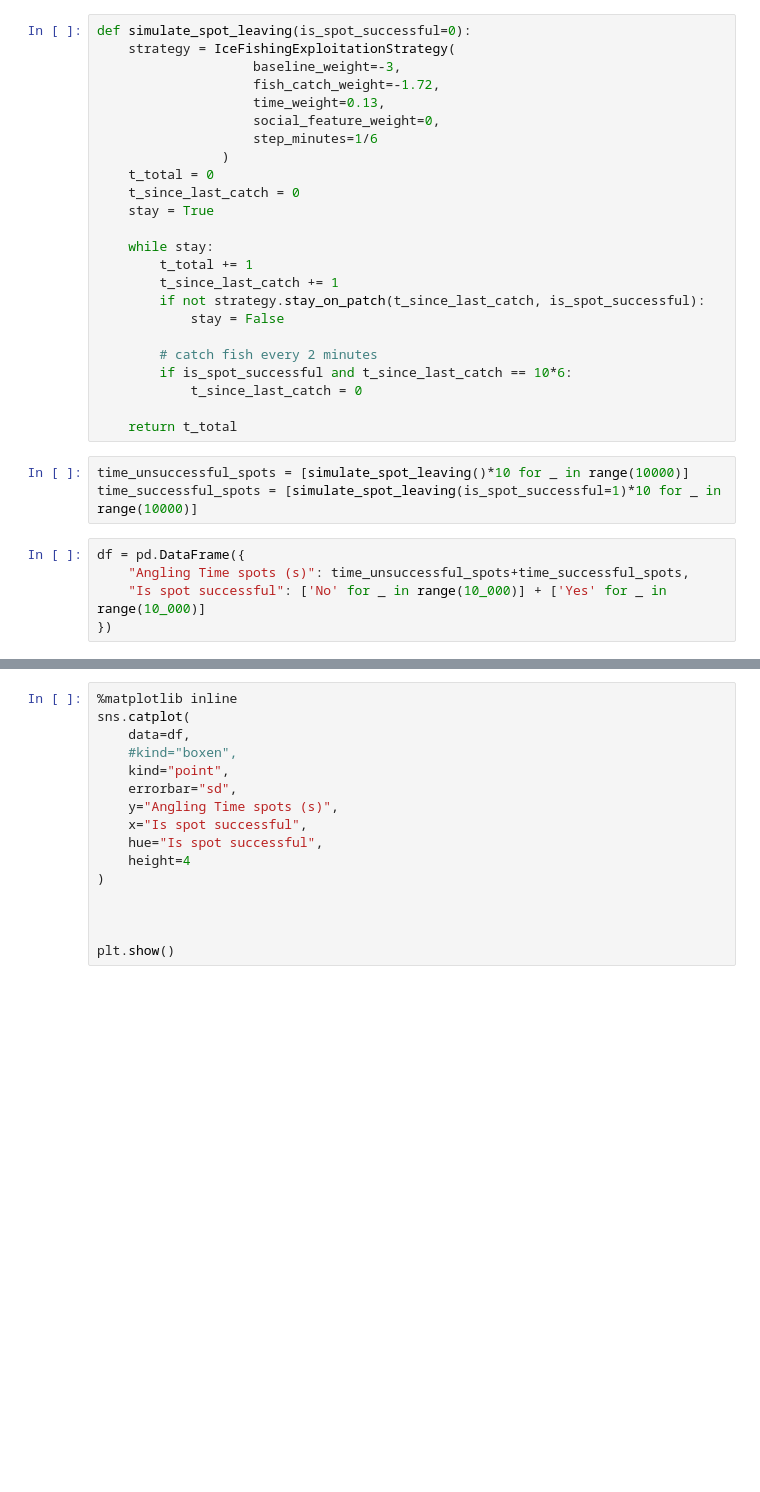
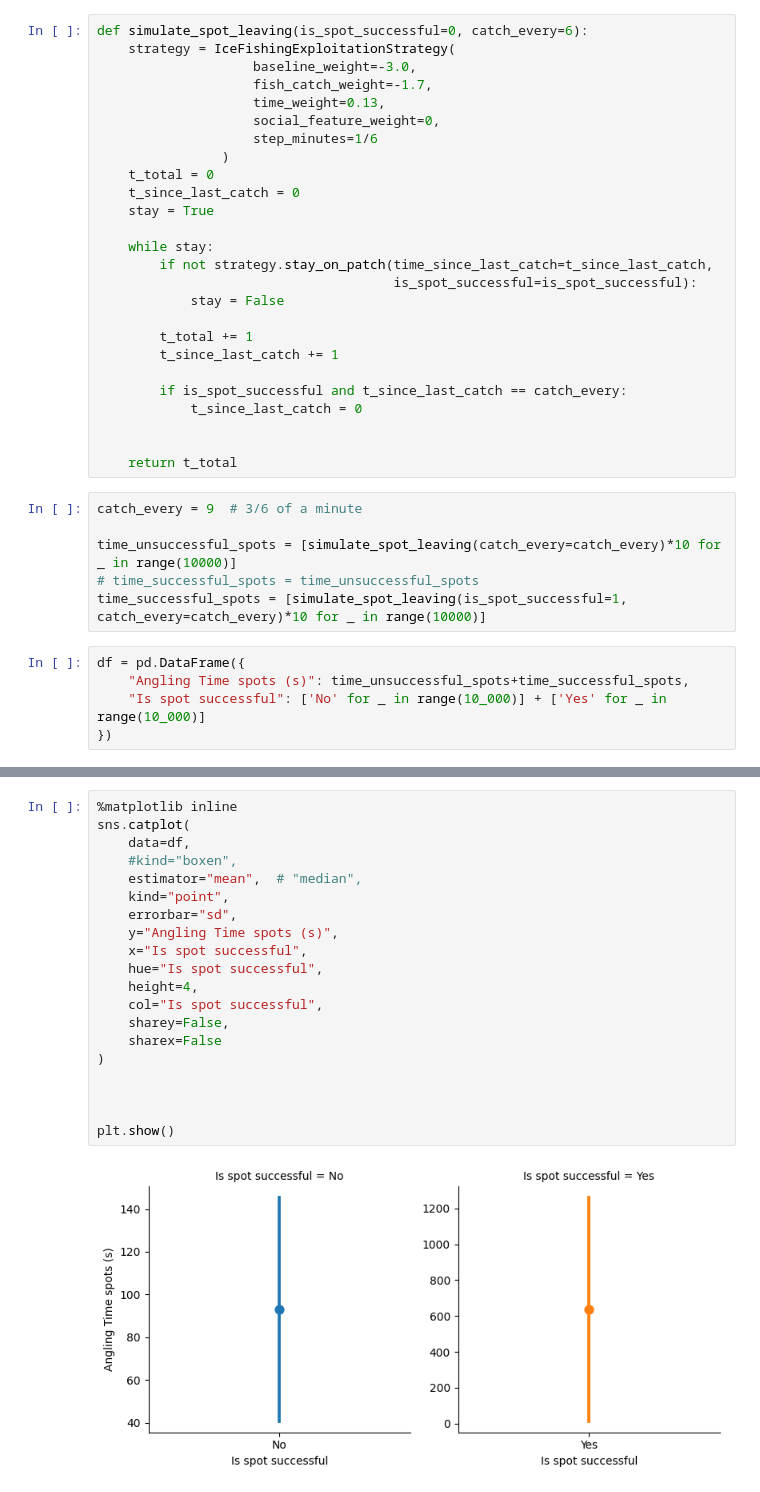
Before and after one commit to vagechirkov/IceFishingABM-MESA, a Jupyter notebook: abm/time_on_spot.ipynb, the cells around one changed output, grey strips where cells are left out. Drawn from its saved outputs; the diff is of its cells as text; blank space fills up the shorter version.

Commit message:
visualize time on the spot model

```diff
--- a/abm/time_on_spot.ipynb
+++ b/abm/time_on_spot.ipynb
@@ -7,8 +8,8 @@ import matplotlib.pylab as plt
 # %%
-def simulate_spot_leaving(is_spot_successful=0):
+def simulate_spot_leaving(is_spot_successful=0, catch_every=6):
     strategy = IceFishingExploitationStrategy(
-                    baseline_weight=-3,
-                    fish_catch_weight=-1.72,
+                    baseline_weight=-3.0,
+                    fish_catch_weight=-1.7,
                     time_weight=0.13,
                     social_feature_weight=0,
                     step_minutes=1/6
@@ -18,19 +19,24 @@ def simulate_spot_leaving(is_spot_successful=0):
     stay = True
 
     while stay:
+        if not strategy.stay_on_patch(time_since_last_catch=t_since_last_catch,
+                                      is_spot_successful=is_spot_successful):
+            stay = False
+
         t_total += 1
         t_since_last_catch += 1
-        if not strategy.stay_on_patch(t_since_last_catch, is_spot_successful):
-            stay = False
 
-        # catch fish every 2 minutes
-        if is_spot_successful and t_since_last_catch == 10*6:
+        if is_spot_successful and t_since_last_catch == catch_every:
             t_since_last_catch = 0
 
+
     return t_total
 # %%
-time_unsuccessful_spots = [simulate_spot_leaving()*10 for _ in range(10000)]
-time_successful_spots = [simulate_spot_leaving(is_spot_successful=1)*10 for _ in range(10000)]
+catch_every = 9  # 3/6 of a minute
+
+time_unsuccessful_spots = [simulate_spot_leaving(catch_every=catch_every)*10 for _ in range(10000)]
+# time_successful_spots = time_unsuccessful_spots
+time_successful_spots = [simulate_spot_leaving(is_spot_successful=1, catch_every=catch_every)*10 for _ in range(10000)]
 # %%
 df = pd.DataFrame({
     "Angling Time spots (s)": time_unsuccessful_spots+time_successful_spots,
@@ -39,16 +53,22 @@ df = pd.DataFrame({
 # %%
 %matplotlib inline
 sns.catplot(
     data=df,
     #kind="boxen",
+    estimator="mean",  # "median",
     kind="point",
     errorbar="sd",
     y="Angling Time spots (s)",
     x="Is spot successful",
     hue="Is spot successful",
-    height=4
+    height=4,
+    col="Is spot successful",
+    sharey=False,
+    sharex=False
 )
 
 
 
 plt.show()
+# %% [output]
+[figure, added]
```
Also changed, not shown: parts of 3 cells of this notebook.
